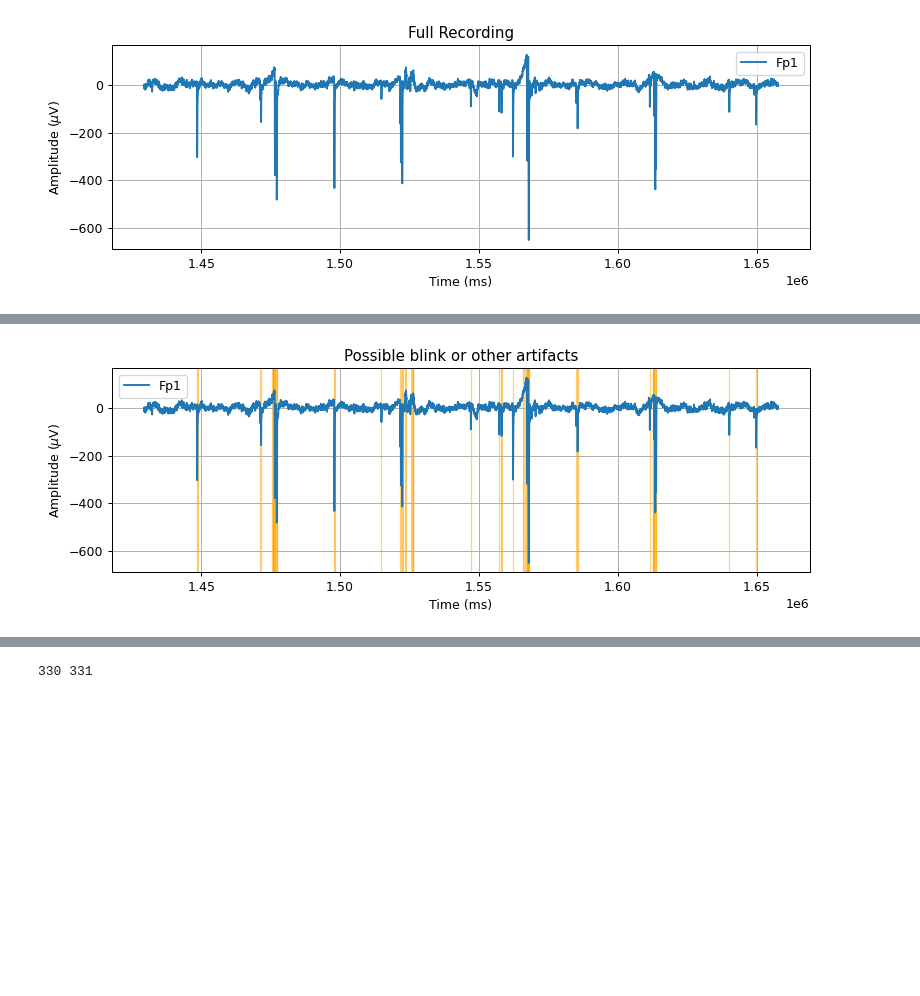
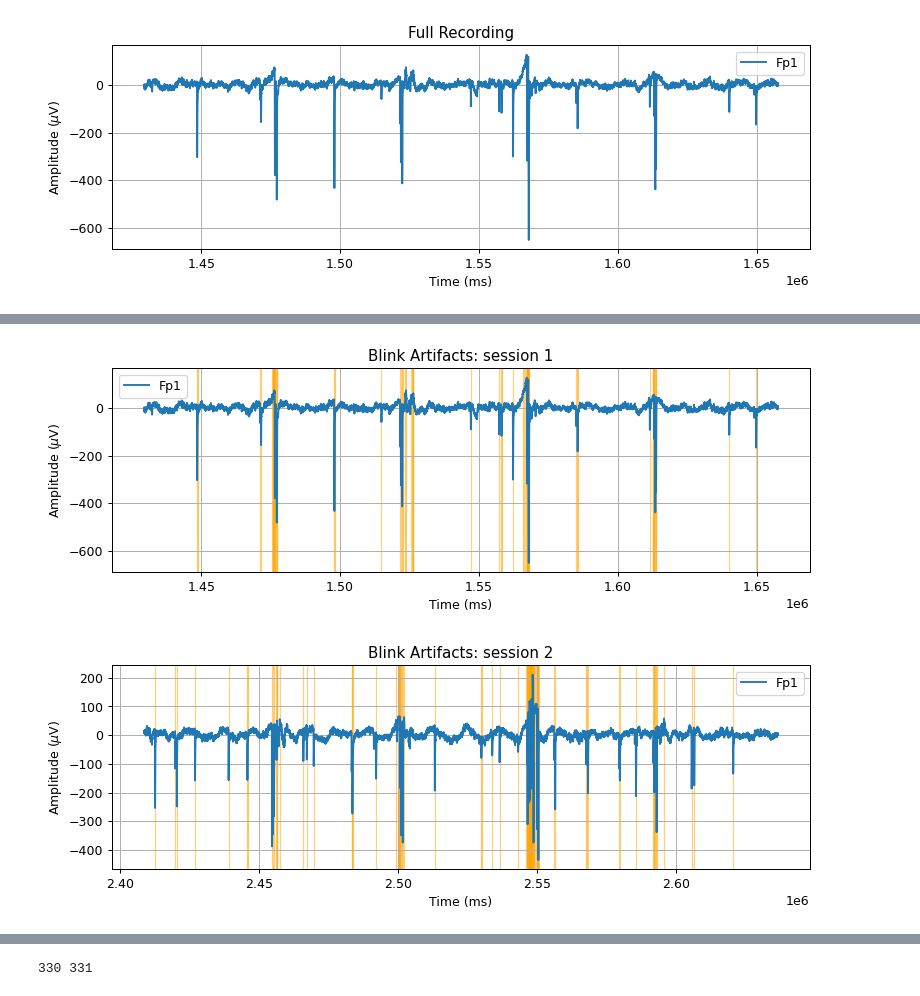
Before and after one commit to Surfincolin/openbci-standards, a Jupyter notebook: Speller_Analysis_2.ipynb, the cells around one changed output, grey strips where cells are left out. Cells and saved outputs as stored; diff of their text form; code cells hidden in the pictures; blank space fills up the shorter version.

```diff
--- a/Speller_Analysis_2.ipynb
+++ b/Speller_Analysis_2.ipynb
@@ -426,3 +437,24 @@ fig, ax = plot_time_series(
 # %% [output]
 session: 1429349 to 1657677
 [figure]
+# %%
+fp1 = channels.index('Fp1')
+first_photosensor_time = r2_events[0,0]
+first_marker_time = r2_markers_ts[1] # skip the first...its too early and not useful
+last_photosensor_time = r2_events[-1,0]
+last_marker_time = r2_markers_ts[-1]
+session_win_start = min(first_photosensor_time, first_marker_time) - 1000
+session_win_stop = max(last_photosensor_time, last_marker_time) + 1000
+print(f'session: {session_win_start} to {session_win_stop}')
+r2_mask = (r2_eeg_ts >= session_win_start) & (r2_eeg_ts <= session_win_stop)
+
+
+g_labels = ['Fp1']
+fig, ax = plot_time_series(
+    r2_eeg_ts[r2_mask],
+    r2_eeg[r2_mask,fp1, None], # None == np.newaxis, adds axis
+    labels = g_labels,
+    xlabel='Time (ms)',
+    ylabel=r'Amplitude ($\mu$V)',
+    title=f'Full Recording'
+)
@@ -455,18 +491,28 @@ blink samples...? : 1224
 # %%
 g_labels = ['Fp1']
 fig, ax = plot_time_series(
-    r1_eeg_ts[mask],
-    r1_eeg[mask,fp1, None], # None == np.newaxis, adds axis
+    r1_eeg_ts[r1_mask],
+    r1_eeg[r1_mask,fp1, None], # None == np.newaxis, adds axis
     labels = g_labels,
     xlabel='Time (ms)',
     ylabel=r'Amplitude ($\mu$V)',
-    title=f'Possible blink or other artifacts'
+    title=f'Blink Artifacts: session 1'
 )
-for blink in blinks:
+for blink in r1_blinks:
     _ = ax.axvspan(blink[0], blink[1], color='orange', alpha=0.5)
 
-# for e_time in r1_epochs_ts:
-#     _ = ax.axvspan(e_time-PRE_STIM, e_time+POST_STIM, color='green', alpha=0.1)
+g_labels = ['Fp1']
+fig, ax = plot_time_series(
+    r2_eeg_ts[r2_mask],
+    r2_eeg[r2_mask,fp1, None], # None == np.newaxis, adds axis
+    labels = g_labels,
+    xlabel='Time (ms)',
+    ylabel=r'Amplitude ($\mu$V)',
+    title=f'Blink Artifacts: session 2'
+)
+for blink in r2_blinks:
+    _ = ax.axvspan(blink[0], blink[1], color='orange', alpha=0.5)
 # %% [output]
-[figure, old version]
+[figure, new version]
+[figure, added]
 # %%
```
Also changed, not shown: parts of 22 cells of this notebook.
